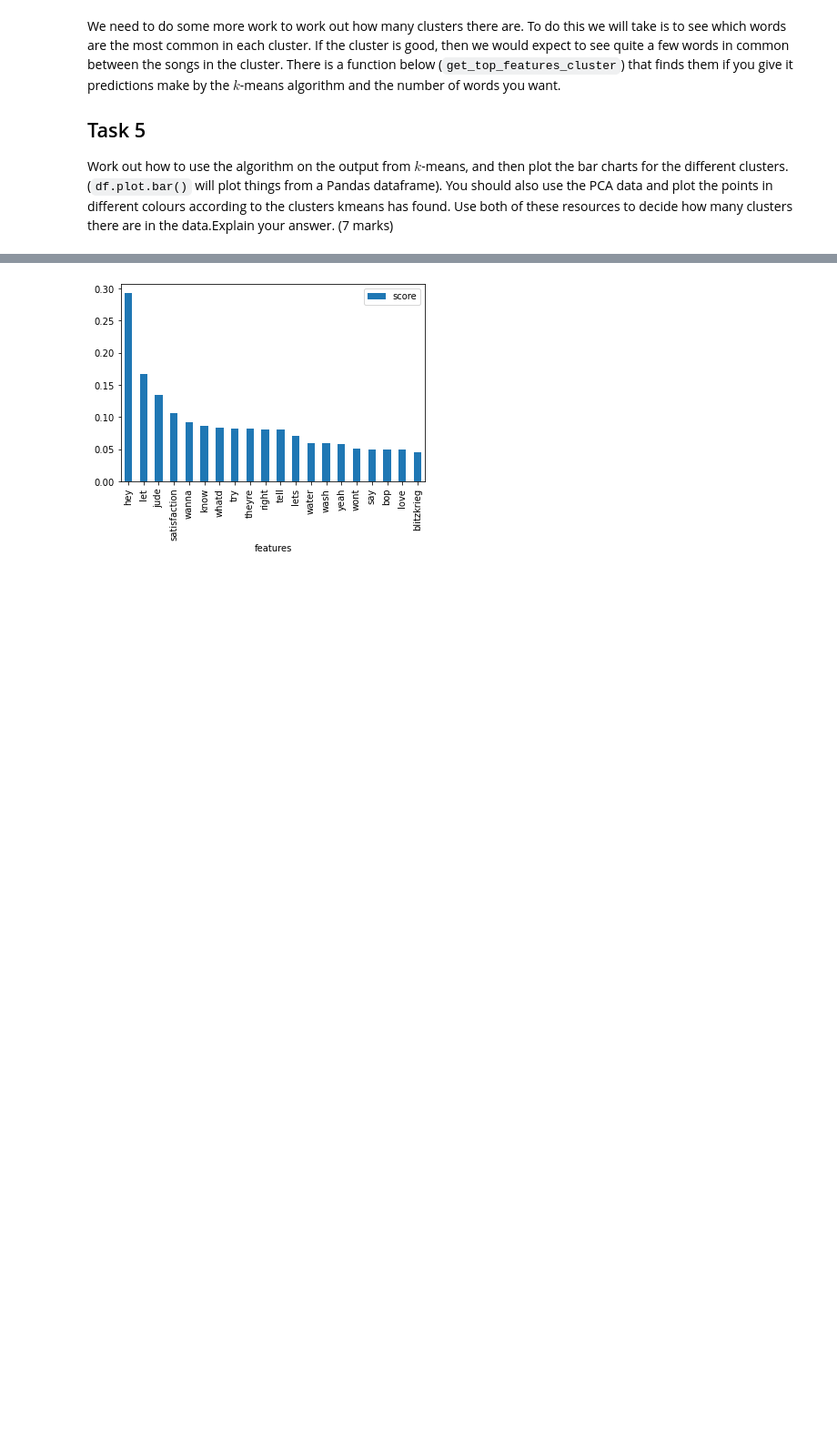
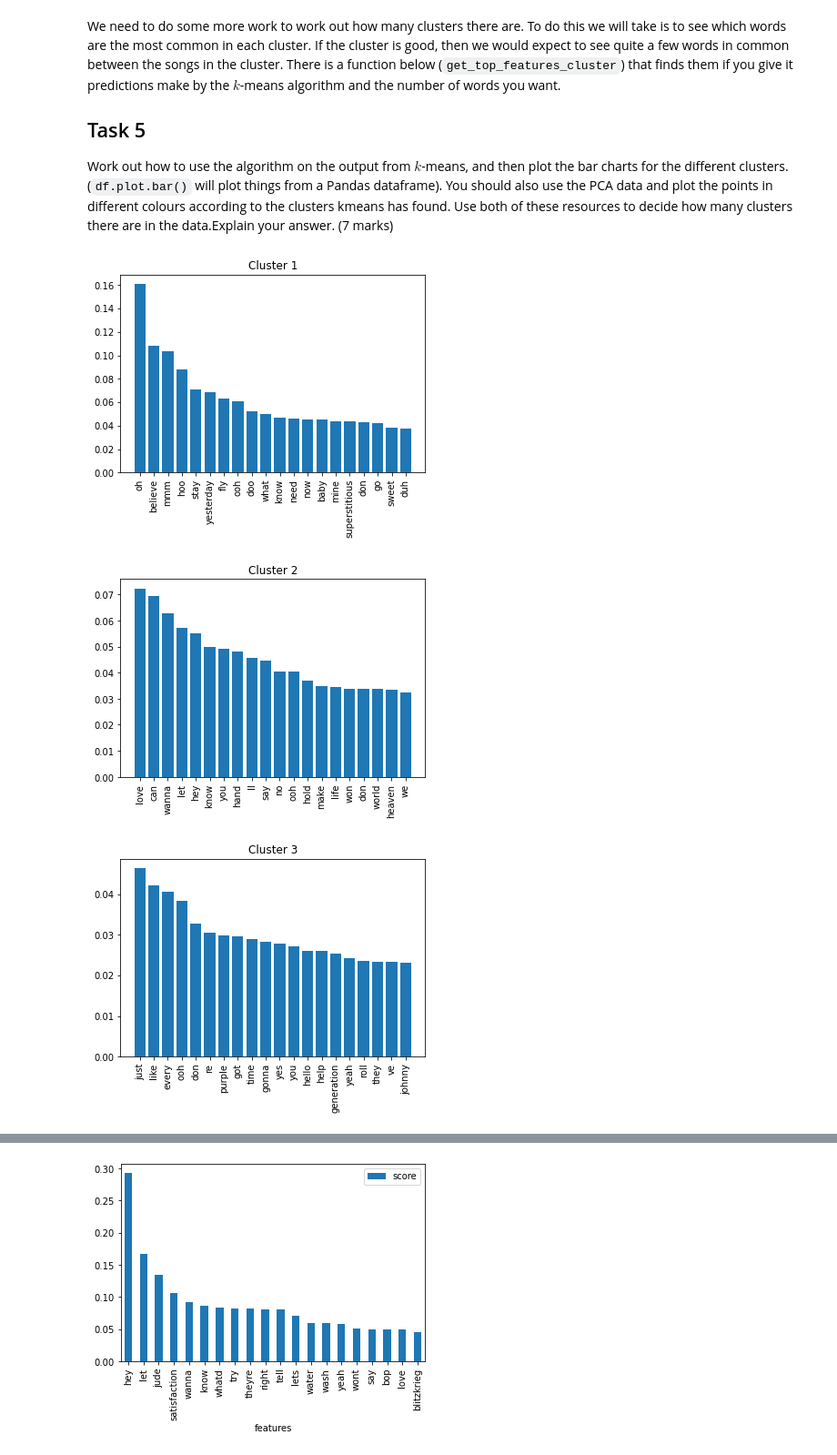
Before and after one commit to jaydenhooper/Clustering-Lyrics, a Jupyter notebook: Project.ipynb, the cells around one changed output, grey strips where cells are left out. Shown at 91% size. Saved outputs shown, nothing was run; the diff lists cells and outputs as text; code cells hidden in the pictures; blank space fills up the shorter version.

```diff
--- a/Project.ipynb
+++ b/Project.ipynb
@@ -115,3 +179,11 @@ Use PCA to plot the positions of the songs in 2D using the counts vectors. It is
 # %% [markdown]
 ## Task 4
 The next thing to do is to try and cluster the songs together according to their count vectors. You can use any algorithm you like, but I recommend $k$-means. For now, just pick an arbitrary number of clusters (I used 4), but make sure you can cluster the data. Take a look at the songs inside a cluster and see if you think they have any similarities. (4 marks)
+# %%
+from sklearn.cluster import KMeans
+
+KMeans = KMeans(n_clusters=4, random_state = 0).fit(counts)
+KMeans_t = KMeans.transform(counts)
+KMeans_pred = KMeans.predict(counts)
+KMeans.cluster_centers_
+KMeans_t[:5]
@@ -131,8 +209,20 @@ def get_top_features_cluster(counts, prediction, nfeatures):
         inds = np.where(prediction==label)
         means = np.mean(counts[inds], axis = 0)
         sorted_means = np.argsort(means)[::-1][:nfeatures]
-        features = vectorizer.get_feature_names()
+        features = vectorizer.get_feature_names_out()
         best_features = [(features[i], means[i]) for i in sorted_means]
         newdf = pd.DataFrame(best_features, columns = ['features', 'score'])
         df1.append(newdf)
     return df1
+# %%
+df1 = get_top_features_cluster(counts, KMeans_pred, 20)
+for i in range(4):
+    plt.figure()
+    plt.bar(df1[i]["features"], df1[i]["score"])
+    plt.title("Cluster " + str(i+1))
+    plt.xticks(rotation=90)
+    plt.show()
+# %% [output]
+[figure, added]
+[figure, added]
+[figure, added]
```
Also changed, not shown: parts of 14 cells of this notebook.
